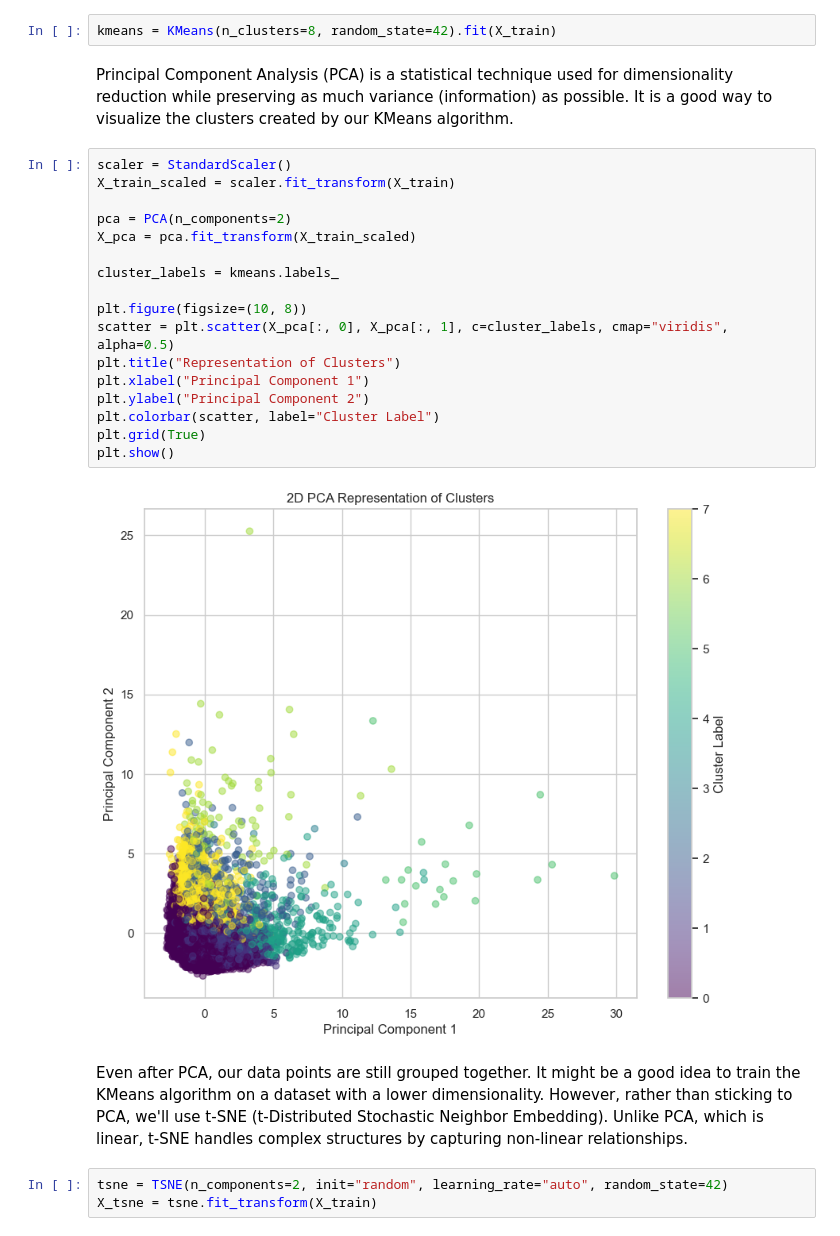
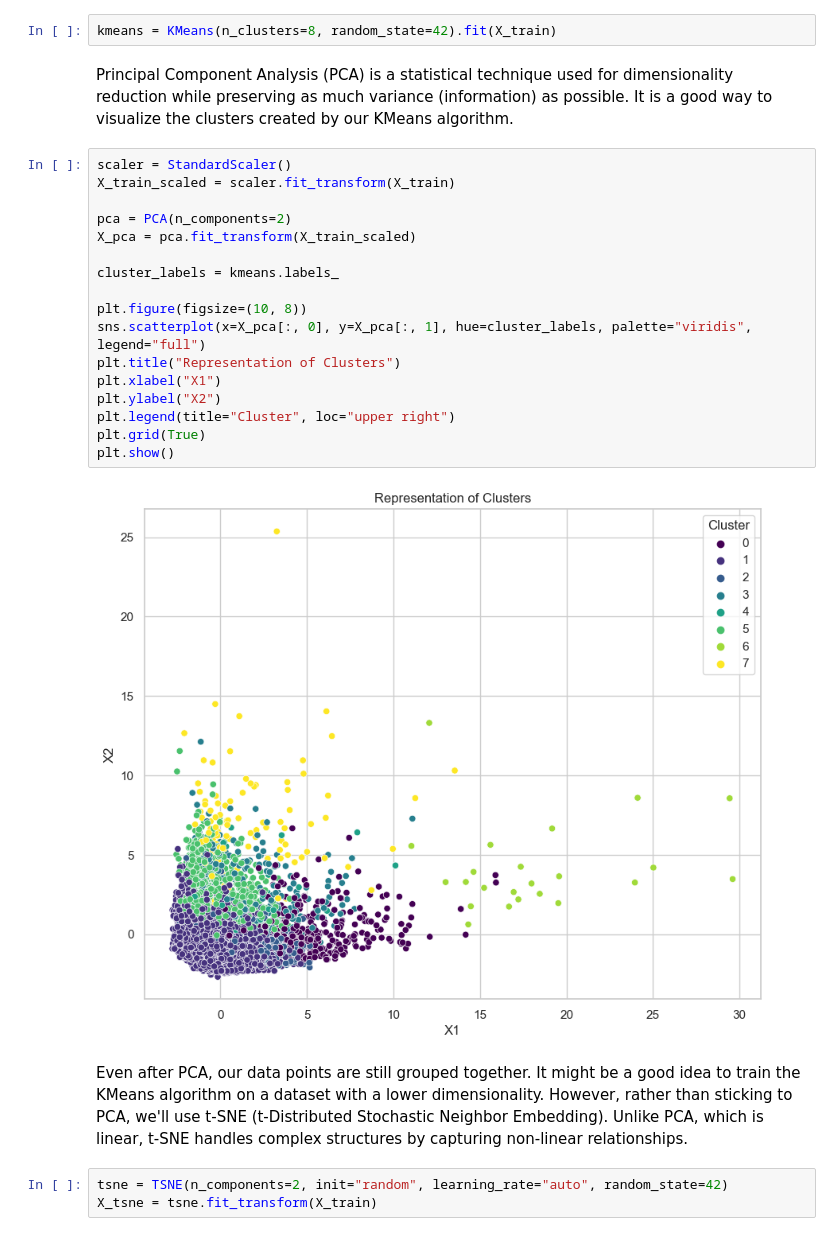
Before and after one commit to MaximeVilledieu/Data_Science_Portfolio, a Jupyter notebook: Market_Segmentation/Market_Segmentation.ipynb, the cells around one changed output. Saved outputs shown, nothing was run; the diff lists cells and outputs as text.

Commit message:
Updated notebook with data visualization

```diff
--- a/Market_Segmentation/Market_Segmentation.ipynb
+++ b/Market_Segmentation/Market_Segmentation.ipynb
@@ -226,28 +224,28 @@ plt.show()
 # %%
 kmeans = KMeans(n_clusters=8, random_state=42).fit(X_train)
-# %% [markdown]
-Principal Component Analysis (PCA) is a statistical technique used for dimensionality reduction while preserving as much variance (information) as possible. It is a good way to visualize the clusters created by our KMeans algorithm.
+# %% [markdown]
+Principal Component Analysis (PCA) is a statistical technique used for dimensionality reduction while preserving as much variance (information) as possible. It is a good way to visualize the clusters created by our KMeans algorithm.
 # %%
 scaler = StandardScaler()
 X_train_scaled = scaler.fit_transform(X_train)
 
 pca = PCA(n_components=2)
 X_pca = pca.fit_transform(X_train_scaled)
 
 cluster_labels = kmeans.labels_
 
 plt.figure(figsize=(10, 8))
-scatter = plt.scatter(X_pca[:, 0], X_pca[:, 1], c=cluster_labels, cmap="viridis", alpha=0.5)
+sns.scatterplot(x=X_pca[:, 0], y=X_pca[:, 1], hue=cluster_labels, palette="viridis", legend="full")
 plt.title("Representation of Clusters")
-plt.xlabel("Principal Component 1")
-plt.ylabel("Principal Component 2")
-plt.colorbar(scatter, label="Cluster Label")
+plt.xlabel("X1")
+plt.ylabel("X2")
+plt.legend(title="Cluster", loc="upper right")
 plt.grid(True)
 plt.show()
 # %% [output]
-[figure, old version]
+[figure, new version]
-# %% [markdown]
-Even after PCA, our data points are still grouped together. It might be a good idea to train the KMeans algorithm on a dataset with a lower dimensionality. However, rather than sticking to PCA, we'll use t-SNE (t-Distributed Stochastic Neighbor Embedding). Unlike PCA, which is linear, t-SNE handles complex structures by capturing non-linear relationships.
+# %% [markdown]
+Even after PCA, our data points are still grouped together. It might be a good idea to train the KMeans algorithm on a dataset with a lower dimensionality. However, rather than sticking to PCA, we'll use t-SNE (t-Distributed Stochastic Neighbor Embedding). Unlike PCA, which is linear, t-SNE handles complex structures by capturing non-linear relationships.
 # %%
 tsne = TSNE(n_components=2, init="random", learning_rate="auto", random_state=42)
 X_tsne = tsne.fit_transform(X_train)
```
Also changed, not shown: parts of 19 cells of this notebook.
